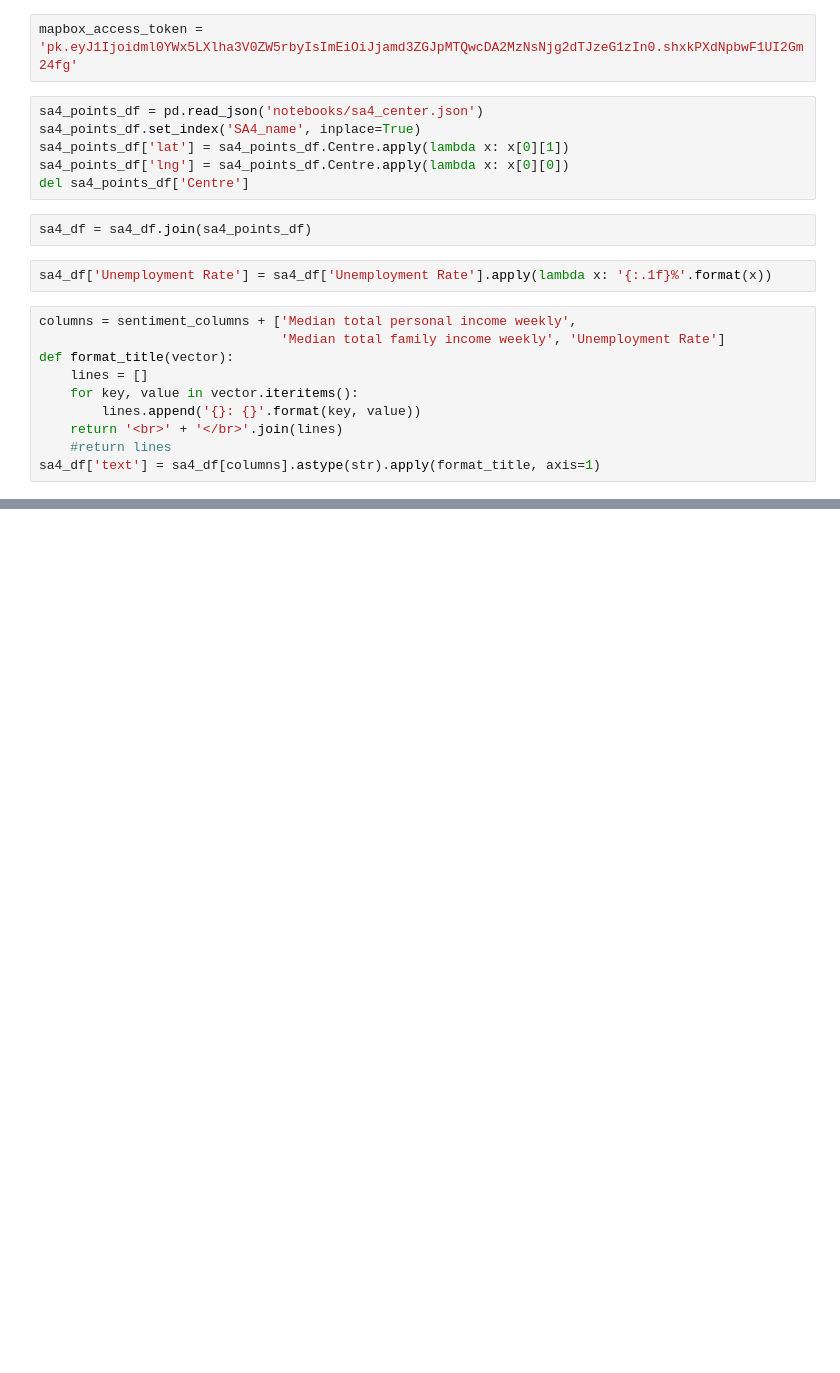
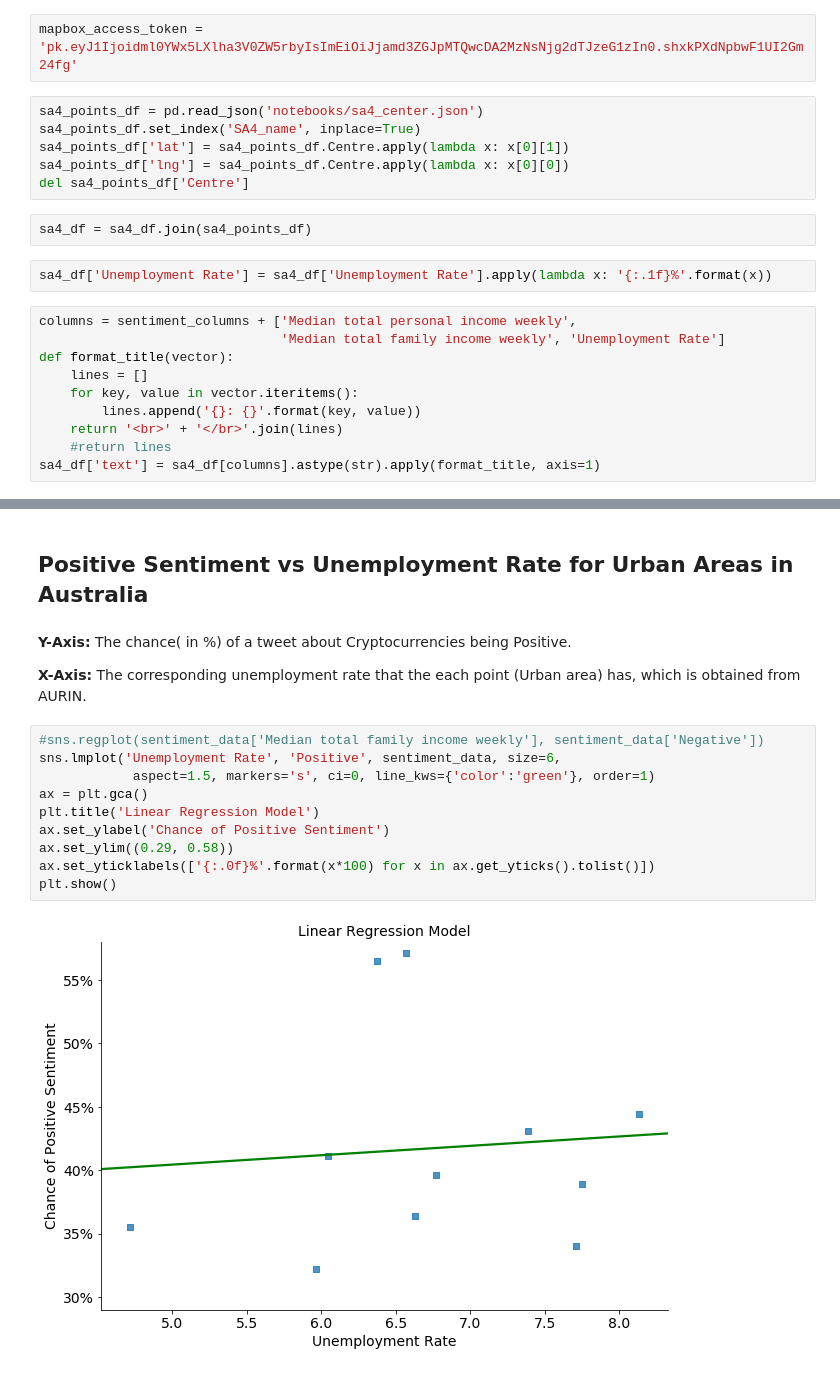
Before and after one commit to Vitaly-Yakutenko/nectar-project, a Jupyter notebook: notebooks/Final_Visualisation.ipynb, the cells around one changed output, grey strips where cells are left out. Saved outputs shown, nothing was run; the diff lists cells and outputs as text; blank space fills up the shorter version.

```diff
--- a/notebooks/Final_Visualisation.ipynb
+++ b/notebooks/Final_Visualisation.ipynb
@@ -384,0 +467,21 @@ plotly.offline.iplot( fig, validate=False, filename='' )
+# %% [markdown]
+## Positive Sentiment vs Unemployment Rate for Urban Areas in Australia
+# %% [markdown]
+**Y-Axis:**
+The chance( in %) of a tweet about Cryptocurrencies being Positive.
+
+
+**X-Axis:**
+The corresponding unemployment rate that the each point (Urban area) has, which is obtained from AURIN.
+# %%
+#sns.regplot(sentiment_data['Median total family income weekly'], sentiment_data['Negative'])
+sns.lmplot('Unemployment Rate', 'Positive', sentiment_data, size=6,
+            aspect=1.5, markers='s', ci=0, line_kws={'color':'green'}, order=1)
+ax = plt.gca()
+plt.title('Linear Regression Model')
+ax.set_ylabel('Chance of Positive Sentiment')
+ax.set_ylim((0.29, 0.58))
+ax.set_yticklabels(['{:.0f}%'.format(x*100) for x in ax.get_yticks().tolist()])
+plt.show()
+# %% [output]
+[figure, added]
```
Also changed, not shown: parts of 32 cells of this notebook, 25 other files.
